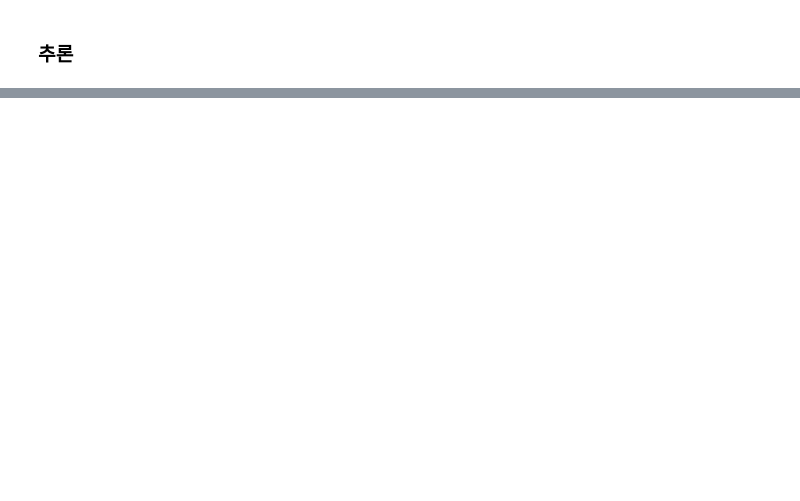
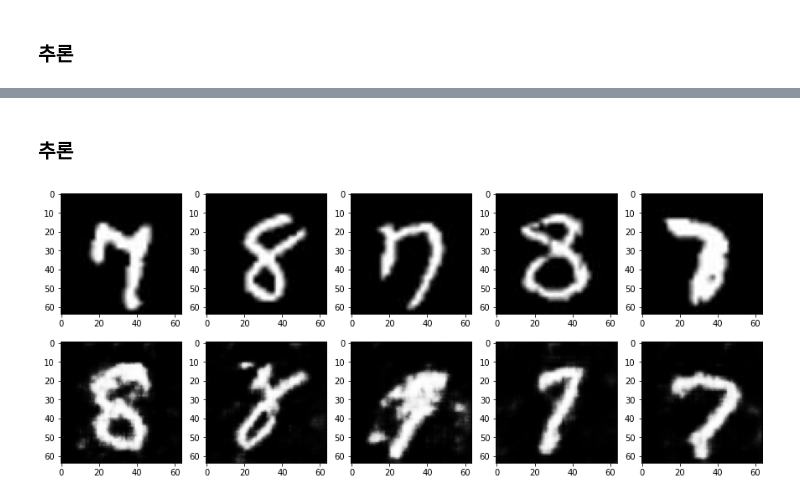
Before and after one commit to jhlee508/pytorch-advanced, a Jupyter notebook: chapter5_gan_generation_DCGAN+SAGAN.ipynb, the cells around one changed output, grey strips where cells are left out. Saved outputs shown, nothing was run; the diff lists cells and outputs as text; code cells hidden in the pictures; blank space fills up the shorter version.

```diff
--- a/chapter5_gan_generation_DCGAN+SAGAN.ipynb
+++ b/chapter5_gan_generation_DCGAN+SAGAN.ipynb
@@ -314,4 +314,4 @@ fake_images = G(input_z)
 d_out_fake = D(fake_images)
 
 # 오차를 계산
-g_loss = criterion(d_out_fake.view(-1), label_real)
+g_loss = criterion(d_out_fake.view(-1), label_real.float())
@@ -608,0 +964,12 @@ for i in range(0, 5):
+# %%
+class ImageTransform():
+    """화상의 전처리 클래스"""
+
+    def __init__(self, mean, std):
+        self.data_transform = transforms.Compose([
+            transforms.ToTensor(),
+            transforms.Normalize(mean, std)
+        ])
+
+    def __call__(self, img):
+        return self.data_transform(img)
@@ -608,0 +1183,6 @@ for i in range(0, 5):
+# %%
+# 학습 및 검증을 실행한다
+# 15분 정도 걸립니다
+num_epochs = 300
+G_update, D_update = train_model(
+    G, D, dataloader=train_dataloader, num_epochs=num_epochs)
@@ -608,0 +1207,34 @@ for i in range(0, 5):
+# %% [markdown]
+### 추론
+# %%
+# 생성 화상과 훈련 데이터를 시각화한다
+# 이 셀은 괜찮은 느낌의 화상이 생성될 때까지, 몇 번을 재실행하고 있습니다.
+device = torch.device("cuda:0" if torch.cuda.is_available() else "cpu")
+
+# 입력 난수 생성
+batch_size = 8
+z_dim = 20
+fixed_z = torch.randn(batch_size, z_dim)
+fixed_z = fixed_z.view(fixed_z.size(0), fixed_z.size(1), 1, 1)
+
+# 화상 생성
+G_update.eval()
+fake_images, am1, am2 = G_update(fixed_z.to(device))
+
+# 훈련 데이터
+batch_iterator = iter(train_dataloader)  # 반복자로 변환
+imges = next(batch_iterator)  # 1번째 요소를 꺼낸다
+
+
+# 출력
+fig = plt.figure(figsize=(15, 6))
+for i in range(0, 5):
+    # 상단에 훈련 데이터를,
+    plt.subplot(2, 5, i+1)
+    plt.imshow(imges[i][0].cpu().detach().numpy(), 'gray')
+
+    # 하단에 생성 데이터를 표시한다
+    plt.subplot(2, 5, 5+i+1)
+    plt.imshow(fake_images[i][0].cpu().detach().numpy(), 'gray')
+# %% [output]
+[figure, added]
```
Also changed, not shown: parts of 33 cells of this notebook.
